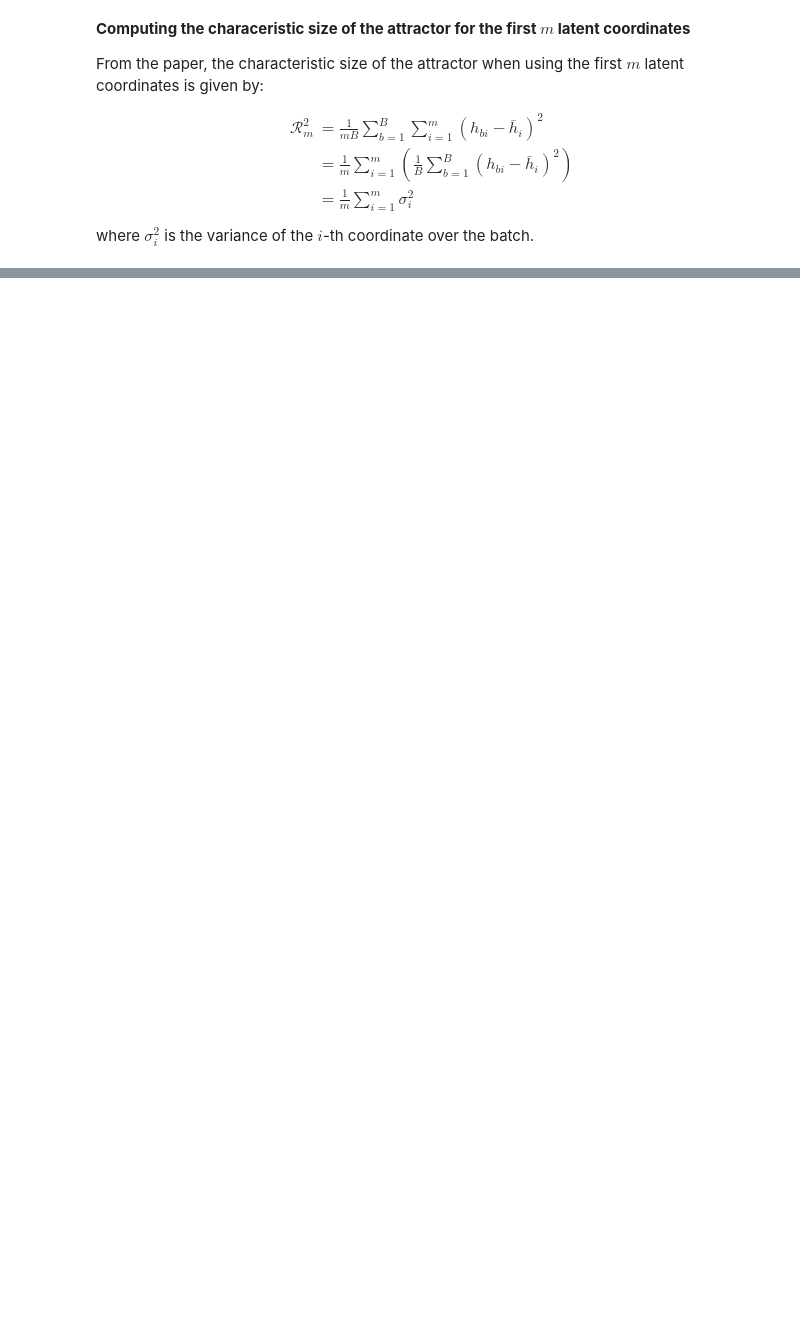
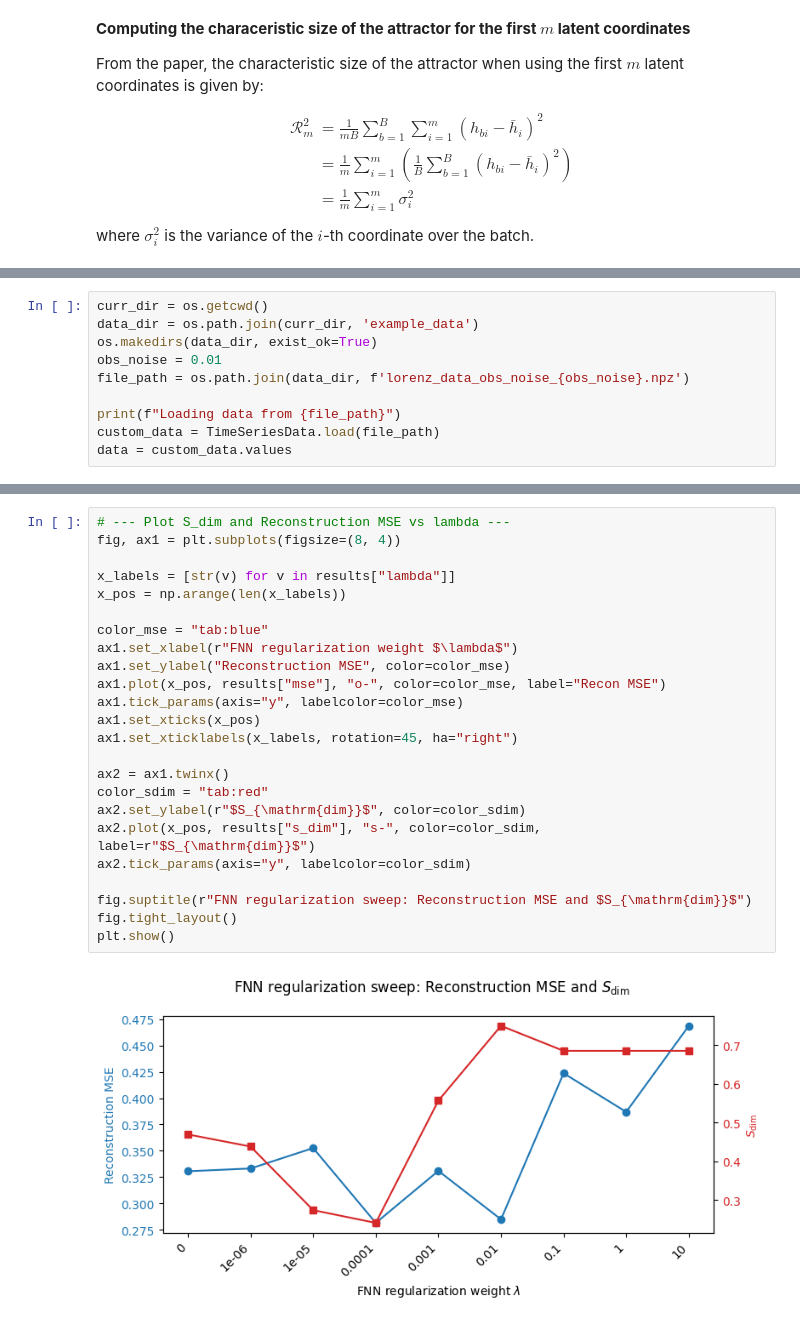
Before and after one commit to adamjeisen/JacobianODE, a Jupyter notebook: _jupyter/FNN (demo).ipynb, the cells around one changed output, grey strips where cells are left out. Cells and saved outputs as stored; diff of their text form; blank space fills up the shorter version.

```diff
--- a/_jupyter/FNN (demo).ipynb
+++ b/_jupyter/FNN (demo).ipynb
@@ -96,0 +22,10 @@ torch.Size([10, 16])
+# %%
+curr_dir = os.getcwd()
+data_dir = os.path.join(curr_dir, 'example_data')
+os.makedirs(data_dir, exist_ok=True)
+obs_noise = 0.01
+file_path = os.path.join(data_dir, f'lorenz_data_obs_noise_{obs_noise}.npz')
+
+print(f"Loading data from {file_path}")
+custom_data = TimeSeriesData.load(file_path)
+data = custom_data.values
@@ -96,0 +145,26 @@ torch.Size([10, 16])
+# %%
+# --- Plot S_dim and Reconstruction MSE vs lambda ---
+fig, ax1 = plt.subplots(figsize=(8, 4))
+
+x_labels = [str(v) for v in results["lambda"]]
+x_pos = np.arange(len(x_labels))
+
+color_mse = "tab:blue"
+ax1.set_xlabel(r"FNN regularization weight $\lambda$")
+ax1.set_ylabel("Reconstruction MSE", color=color_mse)
+ax1.plot(x_pos, results["mse"], "o-", color=color_mse, label="Recon MSE")
+ax1.tick_params(axis="y", labelcolor=color_mse)
+ax1.set_xticks(x_pos)
+ax1.set_xticklabels(x_labels, rotation=45, ha="right")
+
+ax2 = ax1.twinx()
+color_sdim = "tab:red"
+ax2.set_ylabel(r"$S_{\mathrm{dim}}$", color=color_sdim)
+ax2.plot(x_pos, results["s_dim"], "s-", color=color_sdim, label=r"$S_{\mathrm{dim}}$")
+ax2.tick_params(axis="y", labelcolor=color_sdim)
+
+fig.suptitle(r"FNN regularization sweep: Reconstruction MSE and $S_{\mathrm{dim}}$")
+fig.tight_layout()
+plt.show()
+# %% [output]
+[figure, added]
```
Also changed, not shown: parts of 24 cells of this notebook, 11 other files.
